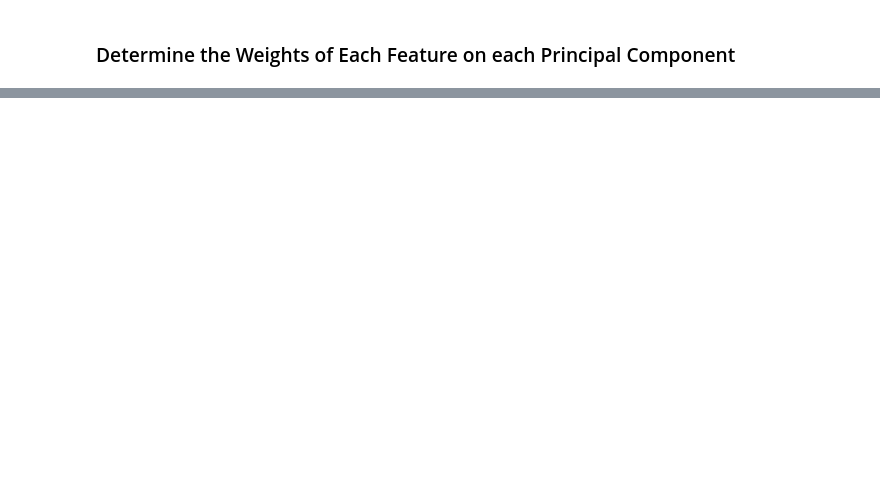
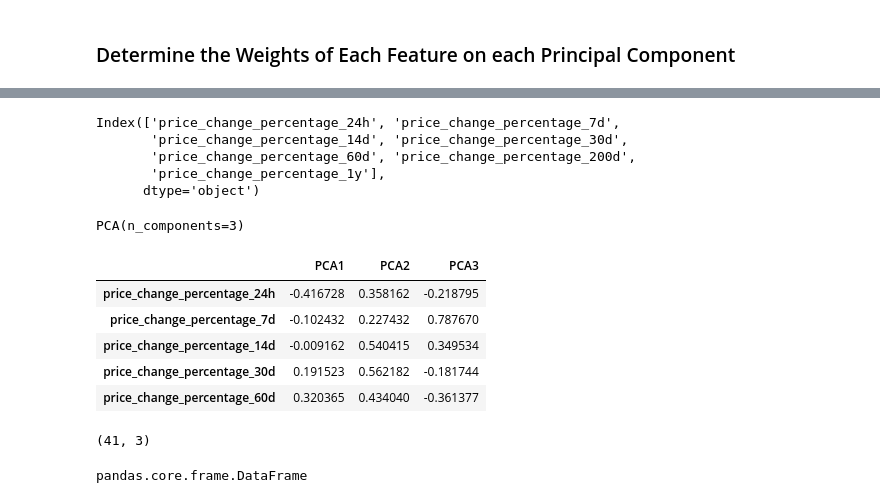
Before and after one commit to ArmZamJr/CryptoClustering, a Jupyter notebook: Crypto_Clustering.ipynb, the cells around one changed output, grey strips where cells are left out. Cells and saved outputs as stored; diff of their text form; code cells hidden in the pictures; blank space fills up the shorter version.

Commit message:
Weights

```diff
--- a/Crypto_Clustering.ipynb
+++ b/Crypto_Clustering.ipynb
@@ -380,0 +385,37 @@ NameError: name 'KMeans' is not defined
+# %%
+# Display sample data
+scaled_data_index = scaled_data.columns
+# %%
+# Display index
+scaled_data_index
+# %% [output]
+Index(['price_change_percentage_24h', 'price_change_percentage_7d',
+       'price_change_percentage_14d', 'price_change_percentage_30d',
+       'price_change_percentage_60d', 'price_change_percentage_200d',
+       'price_change_percentage_1y'],
+      dtype='object')
+# %%
+display(pca)
+# %% [output]
+PCA(n_components=3)
+# %%
+# Create a DataFrame wit the PCA weights
+pca_weights = pd.DataFrame(pca.components_.T, columns=['PCA1', 'PCA2', 'PCA3'], index=scaled_data_index)
+# %%
+# Display pca_weights
+pca_weights.head()
+# %% [output]
+|  | PCA1 | PCA2 | PCA3 |
+| price_change_percentage_24h | -0.416728 | 0.358162 | -0.218795 |
+| price_change_percentage_7d | -0.102432 | 0.227432 | 0.787670 |
+| price_change_percentage_14d | -0.009162 | 0.540415 | 0.349534 |
+| price_change_percentage_30d | 0.191523 | 0.562182 | -0.181744 |
+| price_change_percentage_60d | 0.320365 | 0.434040 | -0.361377 |
+# %%
+crypto_pca_predictions.shape
+# %% [output]
+(41, 3)
+# %%
+type(crypto_pca_predictions)
+# %% [output]
+pandas.core.frame.DataFrame
```
Also changed, not shown: parts of 10 cells of this notebook, 1 other file.
